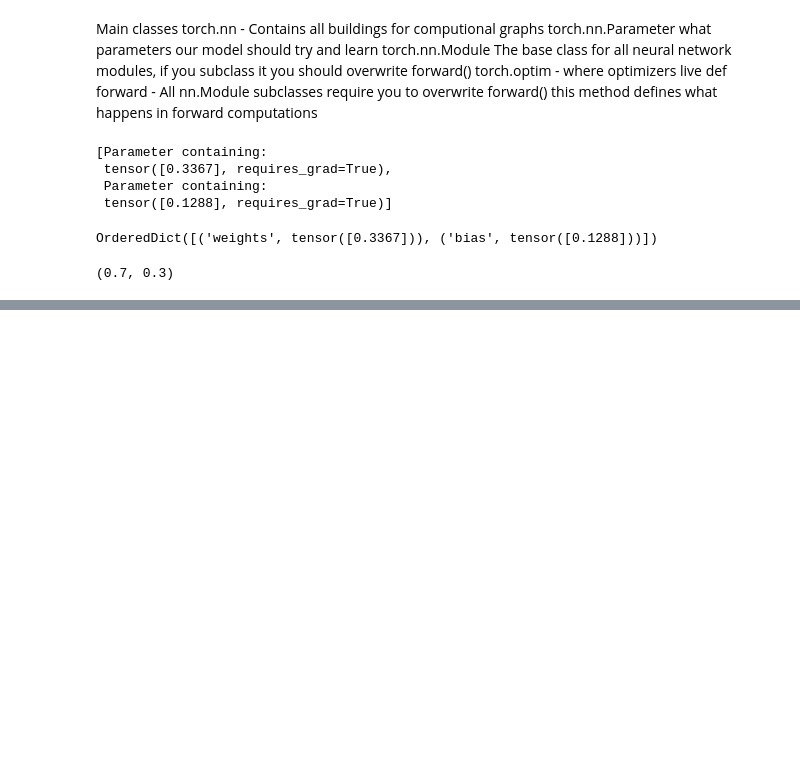
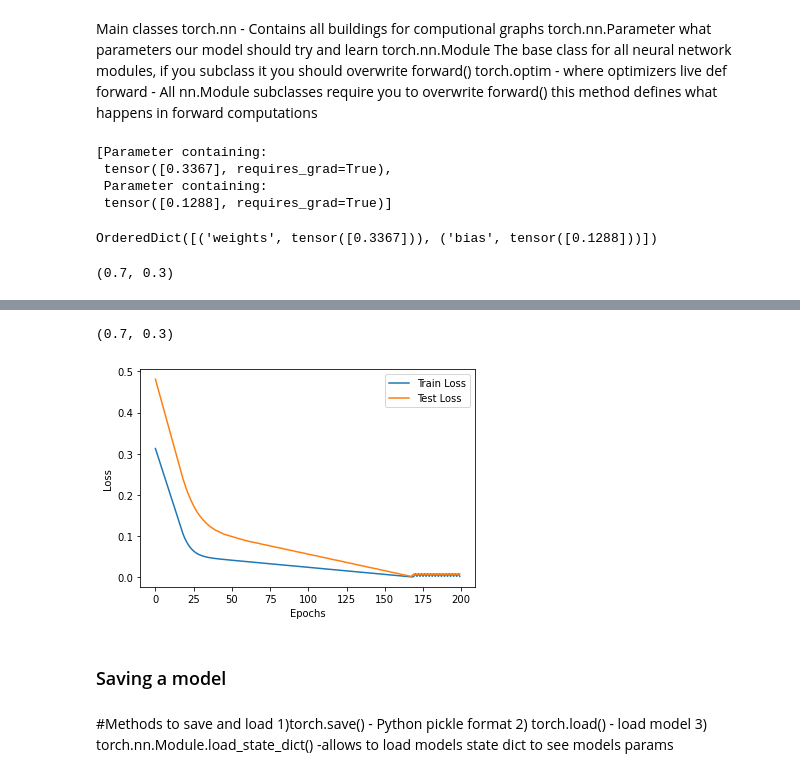
Before and after one commit to superhorip/pytorch-deep-learning, a Jupyter notebook: MY_1.ipynb, the cells around one changed output, grey strips where cells are left out. Cells and saved outputs as stored; diff of their text form; code cells hidden in the pictures; blank space fills up the shorter version.

```diff
--- a/MY_1.ipynb
+++ b/MY_1.ipynb
@@ -123,0 +274,20 @@ weight, bias
+# %%
+weight, bias
+# %% [output]
+(0.7, 0.3)
+# %%
+plt.plot(epoch_count, Train_loss, label = "Train Loss")
+plt.plot(epoch_count, Test_loss, label = "Test Loss")
+plt.xlabel("Epochs")
+plt.ylabel("Loss")
+plt.legend()
+plt.show()
+# %% [output]
+[figure, added]
+# %% [markdown]
+### Saving a model
+# %% [markdown]
+#Methods to save and load
+1)torch.save() - Python pickle format
+2) torch.load() - load model
+3) torch.nn.Module.load_state_dict() -allows to load models state dict to see models params
```
Also changed, not shown: parts of 16 cells of this notebook, 1 other file.
